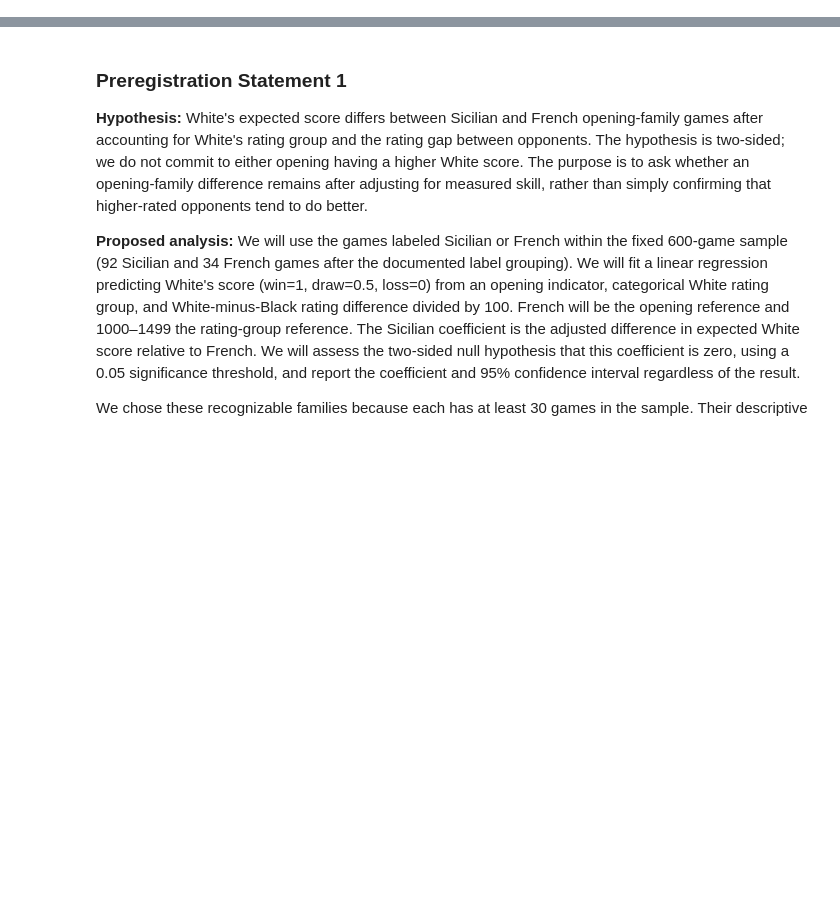
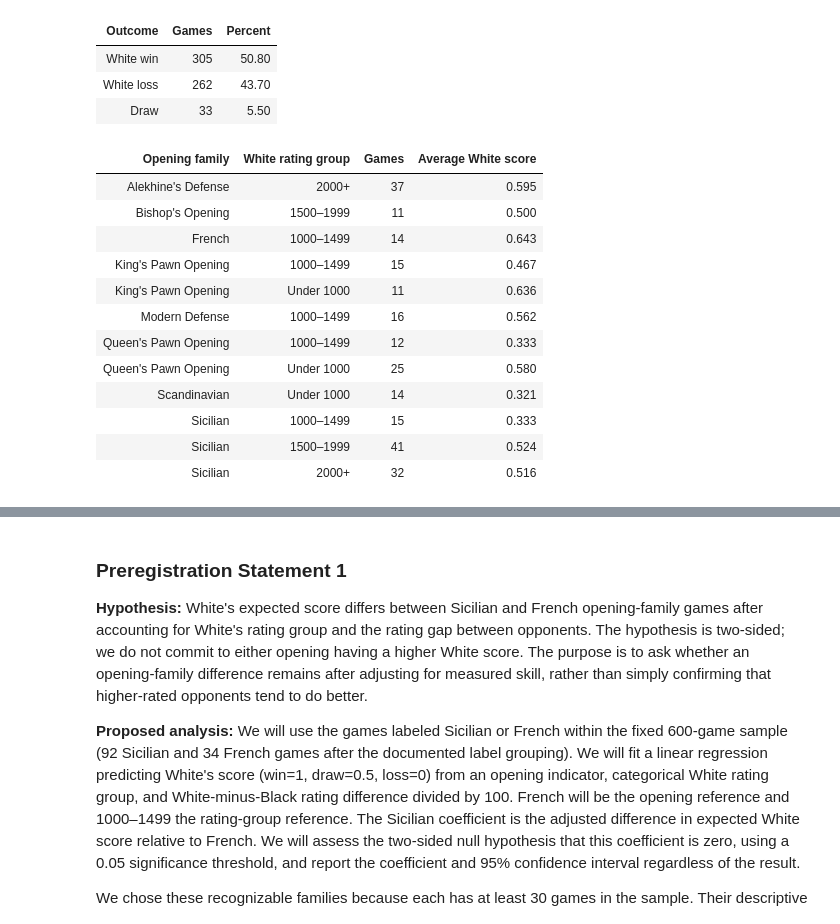
Before and after one commit to Toyman123/info2950-project, a Jupyter notebook: phase2/Phase2_Chess.ipynb, the cells around one changed output, grey strips where cells are left out. Cells and saved outputs as stored; diff of their text form; code cells hidden in the pictures; blank space fills up the shorter version.

```diff
--- a/phase2/Phase2_Chess.ipynb
+++ b/phase2/Phase2_Chess.ipynb
@@ -457,0 +101,20 @@ We commit to reporting both analyses below regardless of whether they support ou
+# %%
+# Invalid text becomes missing, so the SQL filter can exclude it.
+for column in ["white_rating", "black_rating"]:
+    unique_games[column] = pd.to_numeric(
+        unique_games[column], errors="coerce"
+    )
+
+base = duckdb.sql("""
+    SELECT *, white_rating - black_rating AS rating_difference,
+           CASE
+               WHEN white_rating < 1000 THEN 'Under 1000'
+               WHEN white_rating < 1500 THEN '1000–1499'
+               WHEN white_rating < 2000 THEN '1500–1999'
+               ELSE '2000+'
+           END AS rating_group
+    FROM unique_games
+    WHERE white_rating > 0 AND black_rating > 0
+    ORDER BY source_order
+""").df()
+audit.append(("With valid ratings for both players", len(base)))
@@ -457,0 +414,54 @@ We commit to reporting both analyses below regardless of whether they support ou
+# %%
+# Count the three outcomes in the complete 600-game sample.
+outcomes = duckdb.sql("""
+    SELECT CASE game_result
+               WHEN '1-0' THEN 'White win'
+               WHEN '0-1' THEN 'White loss'
+               ELSE 'Draw'
+           END AS "Outcome",
+           COUNT(*) AS "Games",
+           ROUND(100.0 * COUNT(*) / 600, 1) AS "Percent"
+    FROM analysis_games
+    GROUP BY game_result
+    ORDER BY "Games" DESC
+""").df()
+display(outcomes)
+
+# Calculate sample sizes and average scores with SQL aggregation.
+opening_scores = duckdb.sql("""
+    SELECT opening_family, rating_group, COUNT(*) AS games,
+           AVG(white_score) AS average_white_score
+    FROM analysis_games
+    WHERE opening_family <> 'Unknown'
+    GROUP BY opening_family, rating_group
+""").df()
+supported = opening_scores[
+    opening_scores["opening_family"].isin(top_families)
+    & (opening_scores["games"] >= 10)
+].copy()
+score_table = supported.rename(columns={
+    "opening_family": "Opening family", "rating_group": "White rating group",
+    "games": "Games", "average_white_score": "Average White score"
+}).sort_values(["Opening family", "White rating group"])
+# Show score averages to three decimal places.
+pd.set_option("display.float_format", "{:.3f}".format)
+display(score_table.round(3))
+opening_scores.to_csv("all_opening_scores.csv", index=False)
+# %% [output]
+| Outcome | Games | Percent |
+| White win | 305 | 50.80 |
+| White loss | 262 | 43.70 |
+| Draw | 33 | 5.50 |
+| Opening family | White rating group | Games | Average White score |
+| Alekhine's Defense | 2000+ | 37 | 0.595 |
+| Bishop's Opening | 1500–1999 | 11 | 0.500 |
+| French | 1000–1499 | 14 | 0.643 |
+| King's Pawn Opening | 1000–1499 | 15 | 0.467 |
+| King's Pawn Opening | Under 1000 | 11 | 0.636 |
+| Modern Defense | 1000–1499 | 16 | 0.562 |
+| Queen's Pawn Opening | 1000–1499 | 12 | 0.333 |
+| Queen's Pawn Opening | Under 1000 | 25 | 0.580 |
+| Scandinavian | Under 1000 | 14 | 0.321 |
+| Sicilian | 1000–1499 | 15 | 0.333 |
+| Sicilian | 1500–1999 | 41 | 0.524 |
+| Sicilian | 2000+ | 32 | 0.516 |
```
Also changed, not shown: parts of 47 cells of this notebook, 6 other files.
